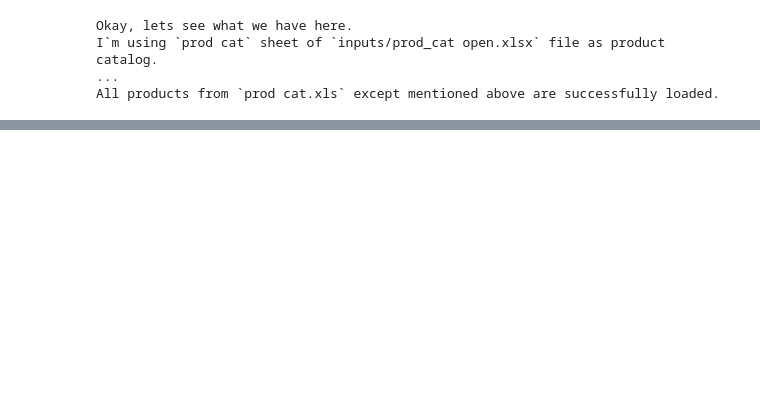
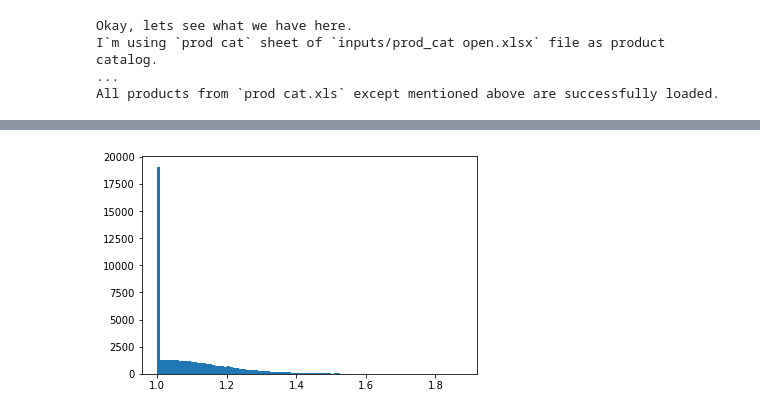
Before and after one commit to kozh/Pricer, a Jupyter notebook: pfp_prods_run.ipynb, the cells around one changed output, grey strips where cells are left out. Drawn from its saved outputs; the diff is of its cells as text; code cells hidden in the pictures; blank space fills up the shorter version.

```diff
--- a/pfp_prods_run.ipynb
+++ b/pfp_prods_run.ipynb
@@ -164,0 +201,5 @@ plt.show()
+# %%
+plt.hist(payoffs[:,:,-1].sum(axis = 0), bins = 100)
+plt.show()
+# %% [output]
+[figure, added]
```
Also changed, not shown: parts of 31 cells of this notebook, 11 other files.
